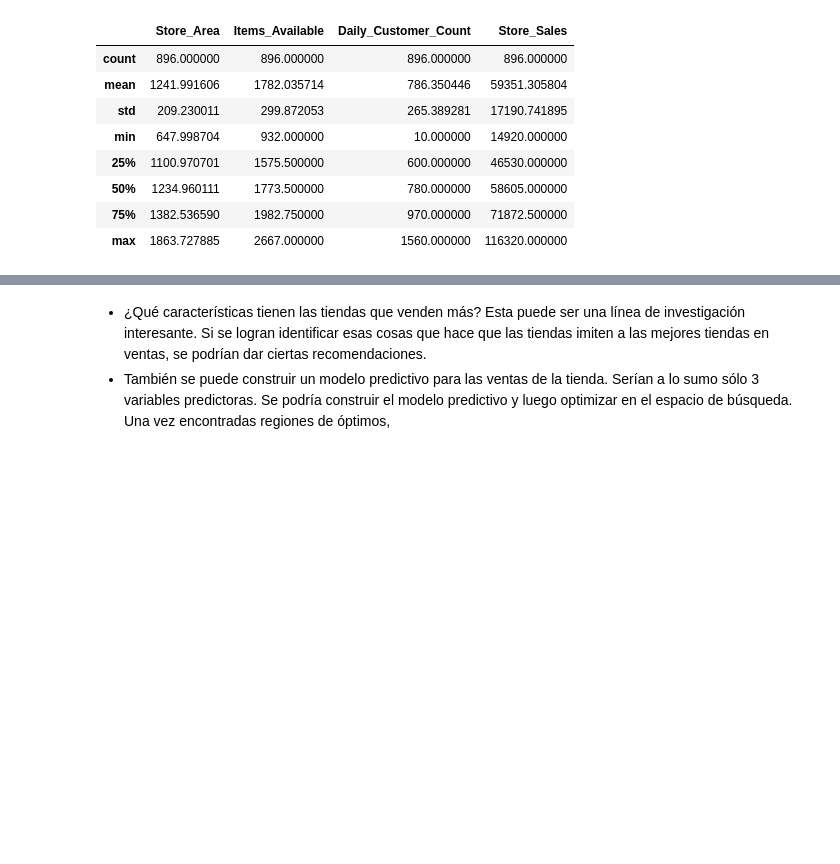
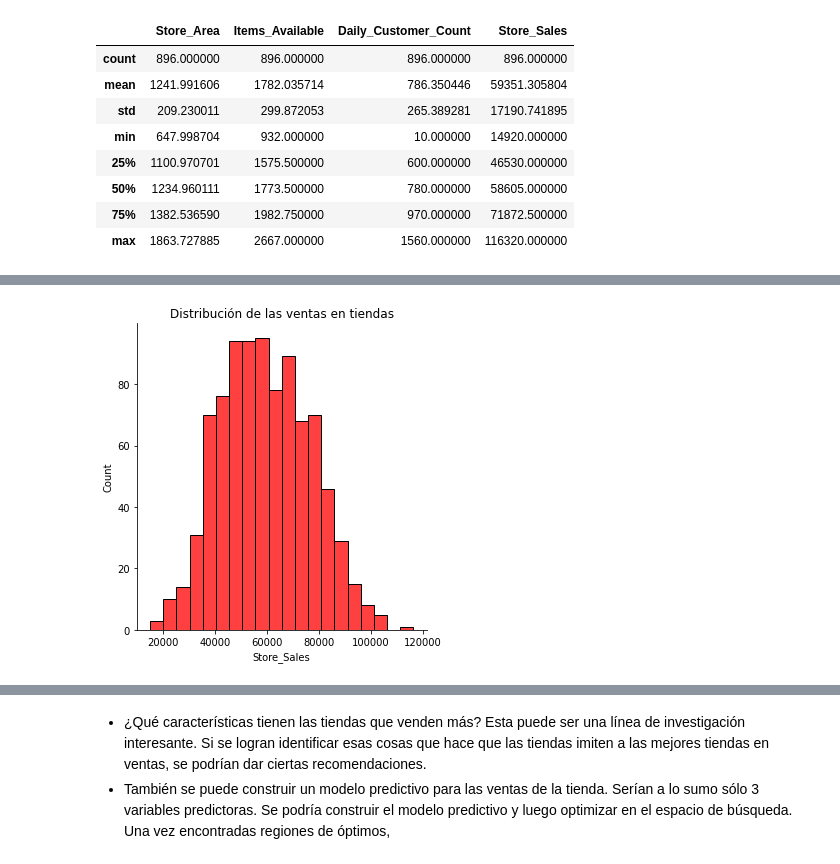
Before and after one commit to DavidCardonaMontoya/supermarket, a Jupyter notebook: supermarket_analysis.ipynb, the cells around one changed output, grey strips where cells are left out. Saved outputs shown, nothing was run; the diff lists cells and outputs as text; code cells hidden in the pictures; blank space fills up the shorter version.

```diff
--- a/supermarket_analysis.ipynb
+++ b/supermarket_analysis.ipynb
@@ -207,0 +113,6 @@ Name: cluster, dtype: int64
+# %%
+sns.displot(df['Store_Sales'], color='r')
+plt.title('Distribución de las ventas en tiendas')
+plt.show()
+# %% [output]
+[figure, added]
```
Also changed, not shown: parts of 50 cells of this notebook.
